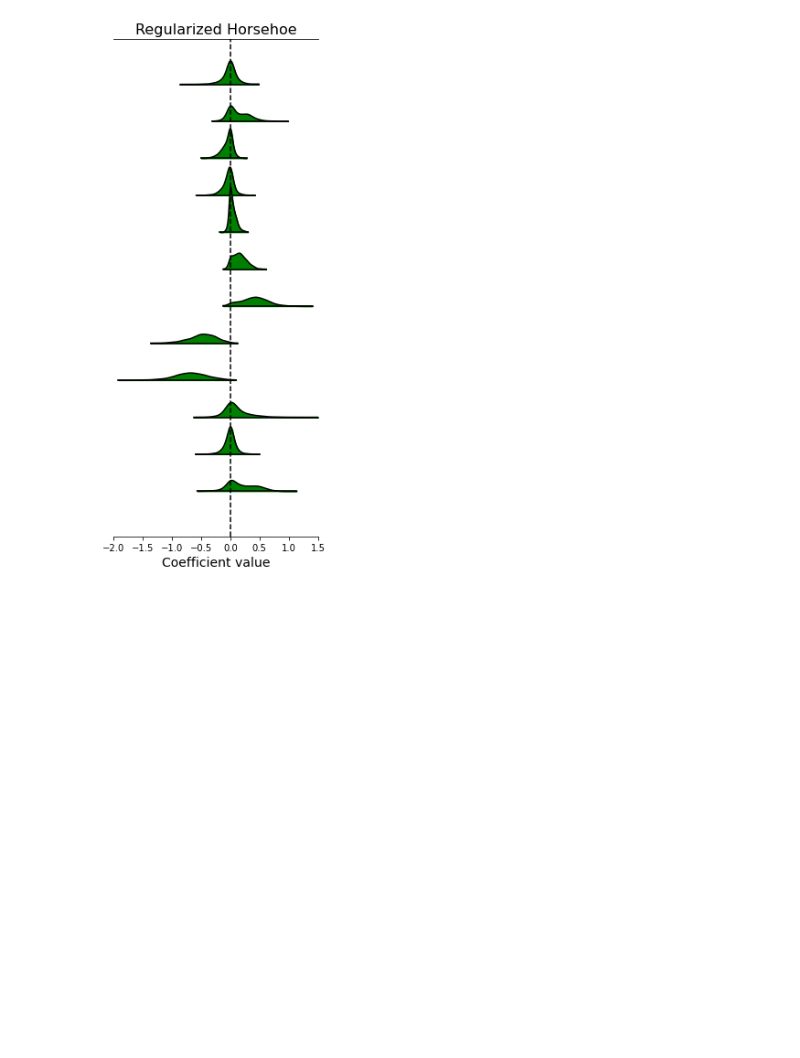
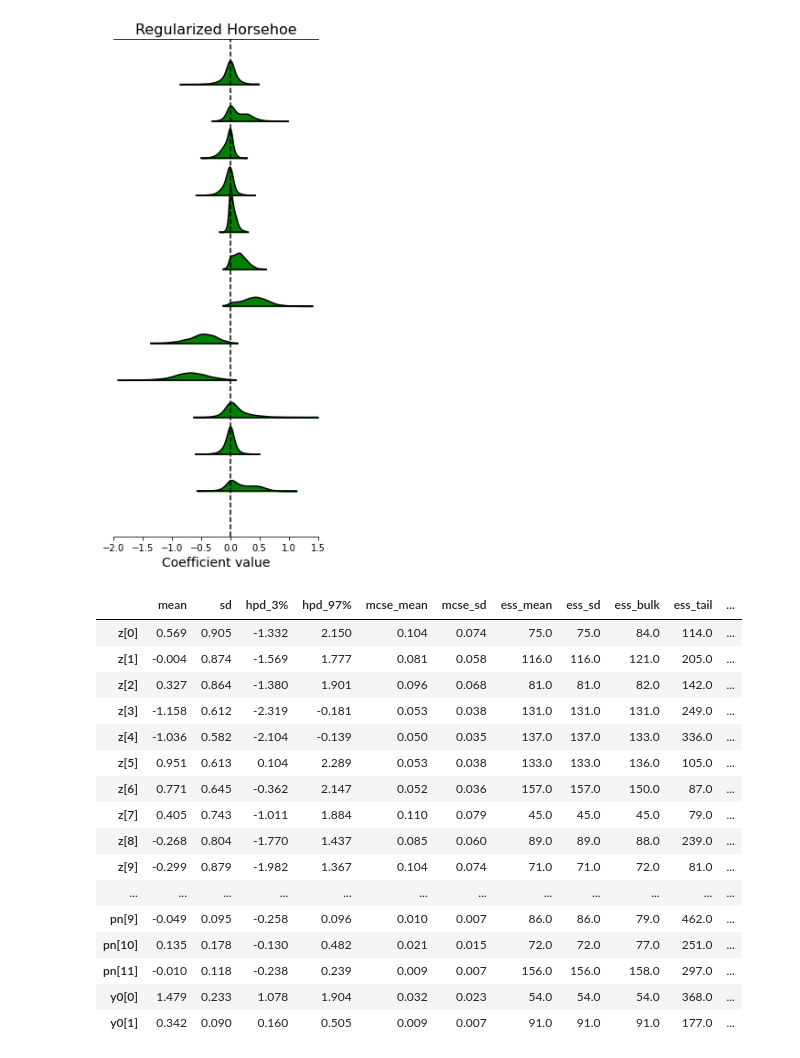
Before and after one commit to sethhirsh/BayesianSindy, a Jupyter notebook: tau05.ipynb, the cells around one changed output. Drawn from its saved outputs; the diff is of its cells as text; code cells hidden in the pictures; blank space fills up the shorter version.

```diff
--- a/tau05.ipynb
+++ b/tau05.ipynb
@@ -154,3 +154,23 @@ Initialization
  [-0.04709275  0.23517823]
  [-0.17829224  0.20845188]]
 [figure]
+# %%
+pm.summary(trace)
+# %% [output]
+|  | mean | sd | hpd_3% | hpd_97% | mcse_mean | mcse_sd | ess_mean | ess_sd | ess_bulk | ess_tail | ... |
+| z[0] | 0.569 | 0.905 | -1.332 | 2.150 | 0.104 | 0.074 | 75.0 | 75.0 | 84.0 | 114.0 | ... |
+| z[1] | -0.004 | 0.874 | -1.569 | 1.777 | 0.081 | 0.058 | 116.0 | 116.0 | 121.0 | 205.0 | ... |
+| z[2] | 0.327 | 0.864 | -1.380 | 1.901 | 0.096 | 0.068 | 81.0 | 81.0 | 82.0 | 142.0 | ... |
+| z[3] | -1.158 | 0.612 | -2.319 | -0.181 | 0.053 | 0.038 | 131.0 | 131.0 | 131.0 | 249.0 | ... |
+| z[4] | -1.036 | 0.582 | -2.104 | -0.139 | 0.050 | 0.035 | 137.0 | 137.0 | 133.0 | 336.0 | ... |
+| z[5] | 0.951 | 0.613 | 0.104 | 2.289 | 0.053 | 0.038 | 133.0 | 133.0 | 136.0 | 105.0 | ... |
+| z[6] | 0.771 | 0.645 | -0.362 | 2.147 | 0.052 | 0.036 | 157.0 | 157.0 | 150.0 | 87.0 | ... |
+| z[7] | 0.405 | 0.743 | -1.011 | 1.884 | 0.110 | 0.079 | 45.0 | 45.0 | 45.0 | 79.0 | ... |
+| z[8] | -0.268 | 0.804 | -1.770 | 1.437 | 0.085 | 0.060 | 89.0 | 89.0 | 88.0 | 239.0 | ... |
+| z[9] | -0.299 | 0.879 | -1.982 | 1.367 | 0.104 | 0.074 | 71.0 | 71.0 | 72.0 | 81.0 | ... |
+| ... | ... | ... | ... | ... | ... | ... | ... | ... | ... | ... | ... |
+| pn[9] | -0.049 | 0.095 | -0.258 | 0.096 | 0.010 | 0.007 | 86.0 | 86.0 | 79.0 | 462.0 | ... |
+| pn[10] | 0.135 | 0.178 | -0.130 | 0.482 | 0.021 | 0.015 | 72.0 | 72.0 | 77.0 | 251.0 | ... |
+| pn[11] | -0.010 | 0.118 | -0.238 | 0.239 | 0.009 | 0.007 | 156.0 | 156.0 | 158.0 | 297.0 | ... |
+| y0[0] | 1.479 | 0.233 | 1.078 | 1.904 | 0.032 | 0.023 | 54.0 | 54.0 | 54.0 | 368.0 | ... |
+| y0[1] | 0.342 | 0.090 | 0.160 | 0.505 | 0.009 | 0.007 | 91.0 | 91.0 | 91.0 | 177.0 | ... |
```
Also changed, not shown: 1 other file.
